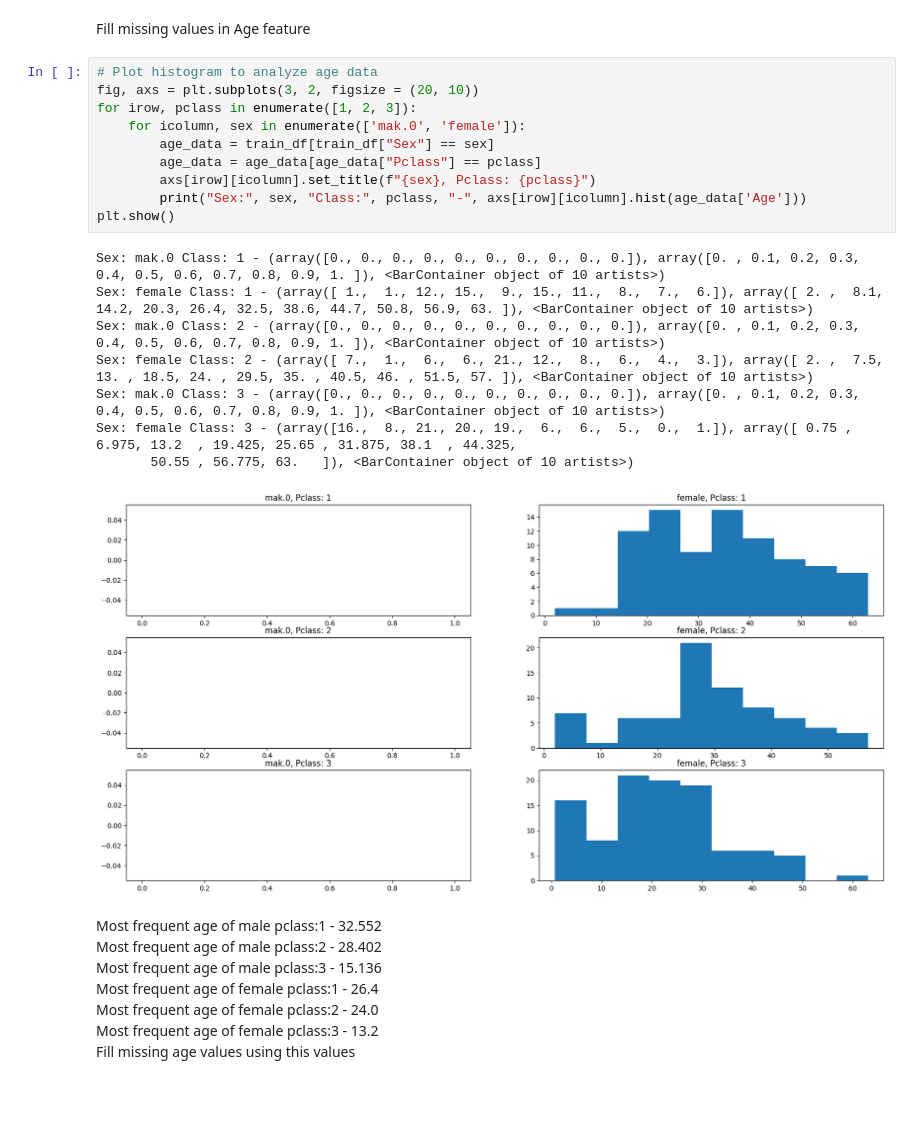
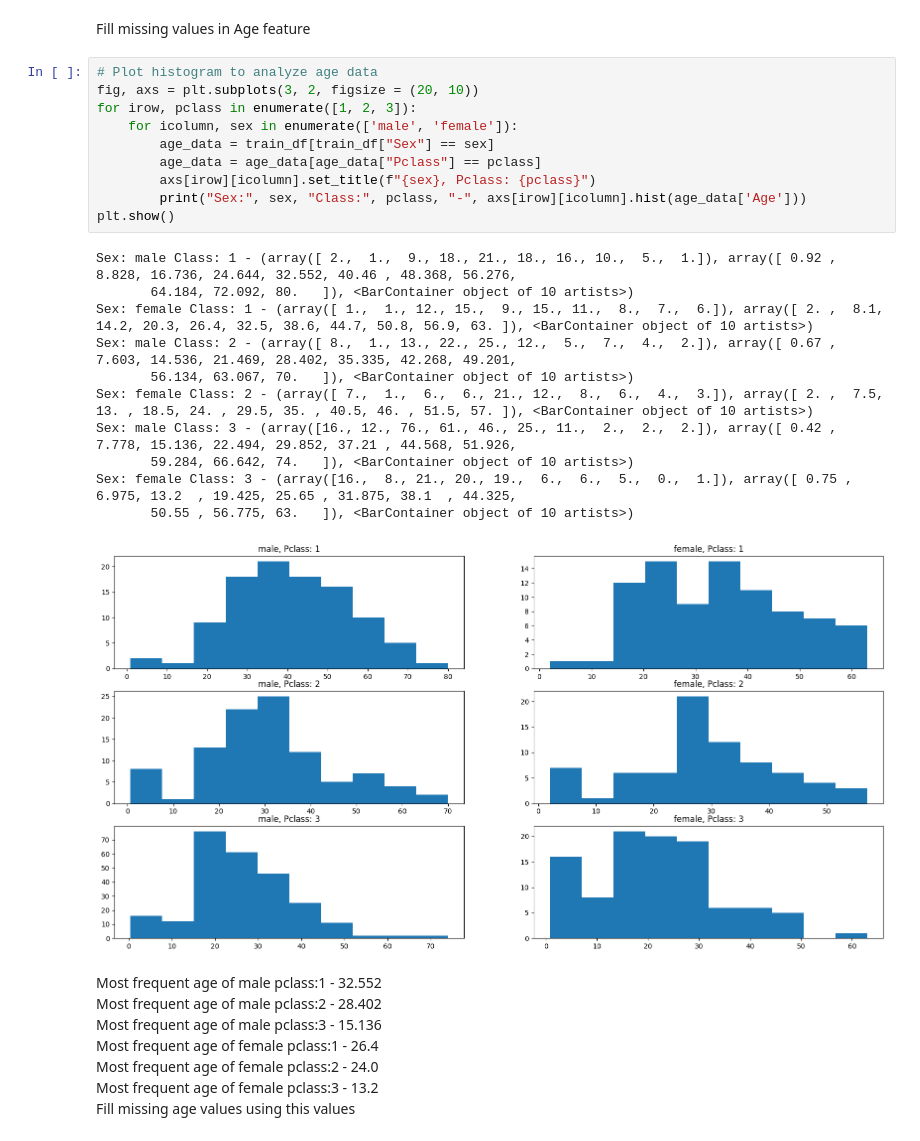
Before and after one commit to superdev0410/Titanic-Machine_Learning_From_Disaster, a Jupyter notebook: titanic.ipynb, the cells around one changed output. Saved outputs shown, nothing was run; the diff lists cells and outputs as text; blank space fills up the shorter version.

```diff
--- a/titanic.ipynb
+++ b/titanic.ipynb
@@ -101,22 +101,25 @@ Fill missing values in Age feature
 # %%
 # Plot histogram to analyze age data
 fig, axs = plt.subplots(3, 2, figsize = (20, 10))
 for irow, pclass in enumerate([1, 2, 3]):
-    for icolumn, sex in enumerate(['mak.0', 'female']):
+    for icolumn, sex in enumerate(['male', 'female']):
         age_data = train_df[train_df["Sex"] == sex]
         age_data = age_data[age_data["Pclass"] == pclass]
         axs[irow][icolumn].set_title(f"{sex}, Pclass: {pclass}")
         print("Sex:", sex, "Class:", pclass, "-", axs[irow][icolumn].hist(age_data['Age']))
 plt.show()
 # %% [output]
-Sex: mak.0 Class: 1 - (array([0., 0., 0., 0., 0., 0., 0., 0., 0., 0.]), array([0. , 0.1, 0.2, 0.3, 0.4, 0.5, 0.6, 0.7, 0.8, 0.9, 1. ]), <BarContainer object of 10 artists>)
+Sex: male Class: 1 - (array([ 2.,  1.,  9., 18., 21., 18., 16., 10.,  5.,  1.]), array([ 0.92 ,  8.828, 16.736, 24.644, 32.552, 40.46 , 48.368, 56.276,
+       64.184, 72.092, 80.   ]), <BarContainer object of 10 artists>)
 Sex: female Class: 1 - (array([ 1.,  1., 12., 15.,  9., 15., 11.,  8.,  7.,  6.]), array([ 2. ,  8.1, 14.2, 20.3, 26.4, 32.5, 38.6, 44.7, 50.8, 56.9, 63. ]), <BarContainer object of 10 artists>)
-Sex: mak.0 Class: 2 - (array([0., 0., 0., 0., 0., 0., 0., 0., 0., 0.]), array([0. , 0.1, 0.2, 0.3, 0.4, 0.5, 0.6, 0.7, 0.8, 0.9, 1. ]), <BarContainer object of 10 artists>)
+Sex: male Class: 2 - (array([ 8.,  1., 13., 22., 25., 12.,  5.,  7.,  4.,  2.]), array([ 0.67 ,  7.603, 14.536, 21.469, 28.402, 35.335, 42.268, 49.201,
+       56.134, 63.067, 70.   ]), <BarContainer object of 10 artists>)
 Sex: female Class: 2 - (array([ 7.,  1.,  6.,  6., 21., 12.,  8.,  6.,  4.,  3.]), array([ 2. ,  7.5, 13. , 18.5, 24. , 29.5, 35. , 40.5, 46. , 51.5, 57. ]), <BarContainer object of 10 artists>)
-Sex: mak.0 Class: 3 - (array([0., 0., 0., 0., 0., 0., 0., 0., 0., 0.]), array([0. , 0.1, 0.2, 0.3, 0.4, 0.5, 0.6, 0.7, 0.8, 0.9, 1. ]), <BarContainer object of 10 artists>)
+Sex: male Class: 3 - (array([16., 12., 76., 61., 46., 25., 11.,  2.,  2.,  2.]), array([ 0.42 ,  7.778, 15.136, 22.494, 29.852, 37.21 , 44.568, 51.926,
+       59.284, 66.642, 74.   ]), <BarContainer object of 10 artists>)
 Sex: female Class: 3 - (array([16.,  8., 21., 20., 19.,  6.,  6.,  5.,  0.,  1.]), array([ 0.75 ,  6.975, 13.2  , 19.425, 25.65 , 31.875, 38.1  , 44.325,
        50.55 , 56.775, 63.   ]), <BarContainer object of 10 artists>)
-[figure, old version]
+[figure, new version]
 # %% [markdown]
 Most frequent age of male pclass:1 - 32.552 <br>
 Most frequent age of male pclass:2 - 28.402 <br>
```
Also changed, not shown: parts of 5 cells of this notebook.
